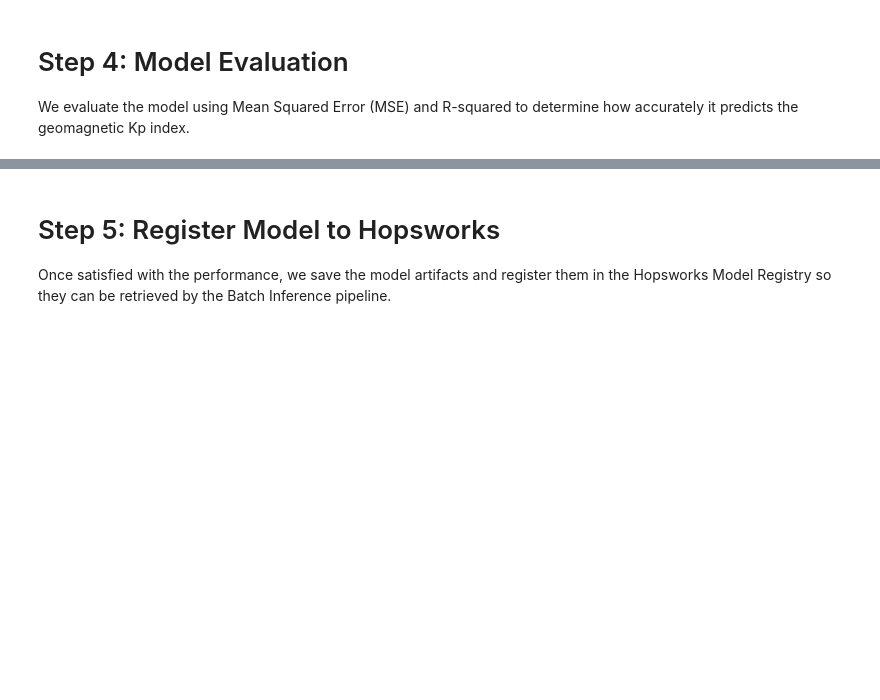
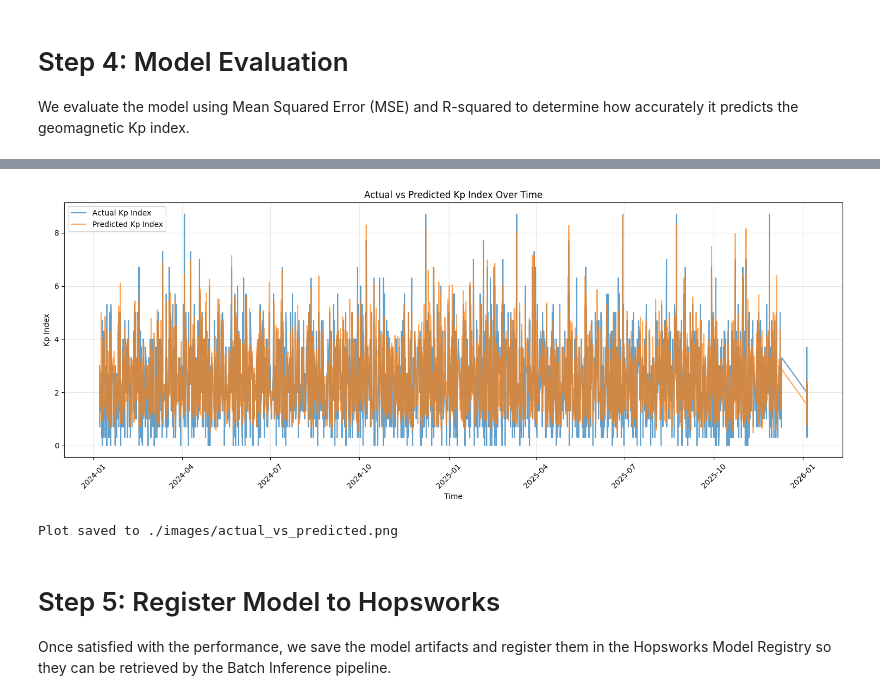
Before and after one commit to AlessandroBertelli/ID2223_Project, a Jupyter notebook: 3_aurora_training_pipeline.ipynb, the cells around one changed output, grey strips where cells are left out. Drawn from its saved outputs; the diff is of its cells as text; code cells hidden in the pictures; blank space fills up the shorter version.

```diff
--- a/3_aurora_training_pipeline.ipynb
+++ b/3_aurora_training_pipeline.ipynb
@@ -332,3 +328,30 @@ dtype: float32
+# %%
+# Create a comparison plot of actual vs predicted Kp index over time
+plt.figure(figsize=(15, 6))
+
+# Get the test dates from merged_df
+test_dates = merged_df.loc[X_test.index, 'date_and_time']
+
+plt.plot(test_dates, y_test.values, label='Actual Kp Index', alpha=0.7, linewidth=1.5)
+plt.plot(test_dates, y_pred, label='Predicted Kp Index', alpha=0.7, linewidth=1.5)
+
+plt.xlabel('Time')
+plt.ylabel('Kp Index')
+plt.title('Actual vs Predicted Kp Index Over Time')
+plt.legend()
+plt.grid(True, alpha=0.3)
+plt.xticks(rotation=45)
+plt.tight_layout()
+
+# Save the plot
+prediction_plot_path = images_dir + "/actual_vs_predicted.png"
+plt.savefig(prediction_plot_path)
+plt.show()
+
+print(f"Plot saved to {prediction_plot_path}")
+# %% [output]
+[figure, added]
+Plot saved to ./images/actual_vs_predicted.png
 # %% [markdown]
 # Step 5: Register Model to Hopsworks
 
```
Also changed, not shown: parts of 8 cells of this notebook, 5 other files.
